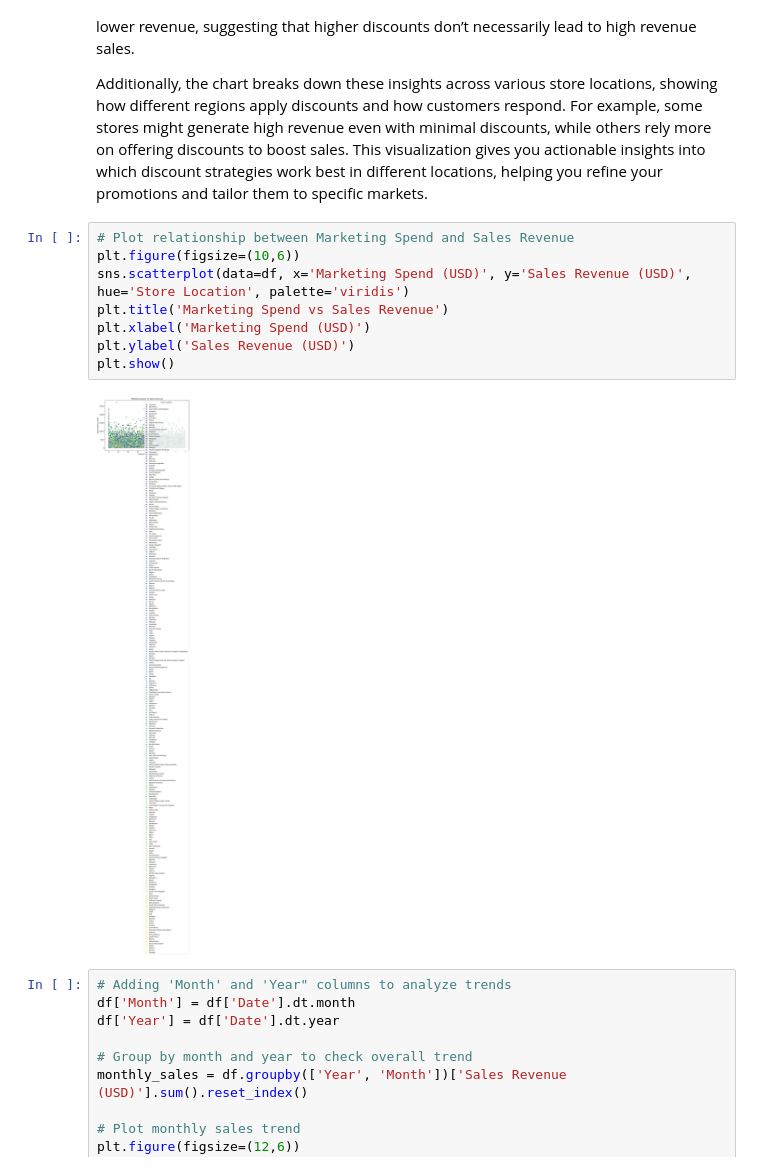
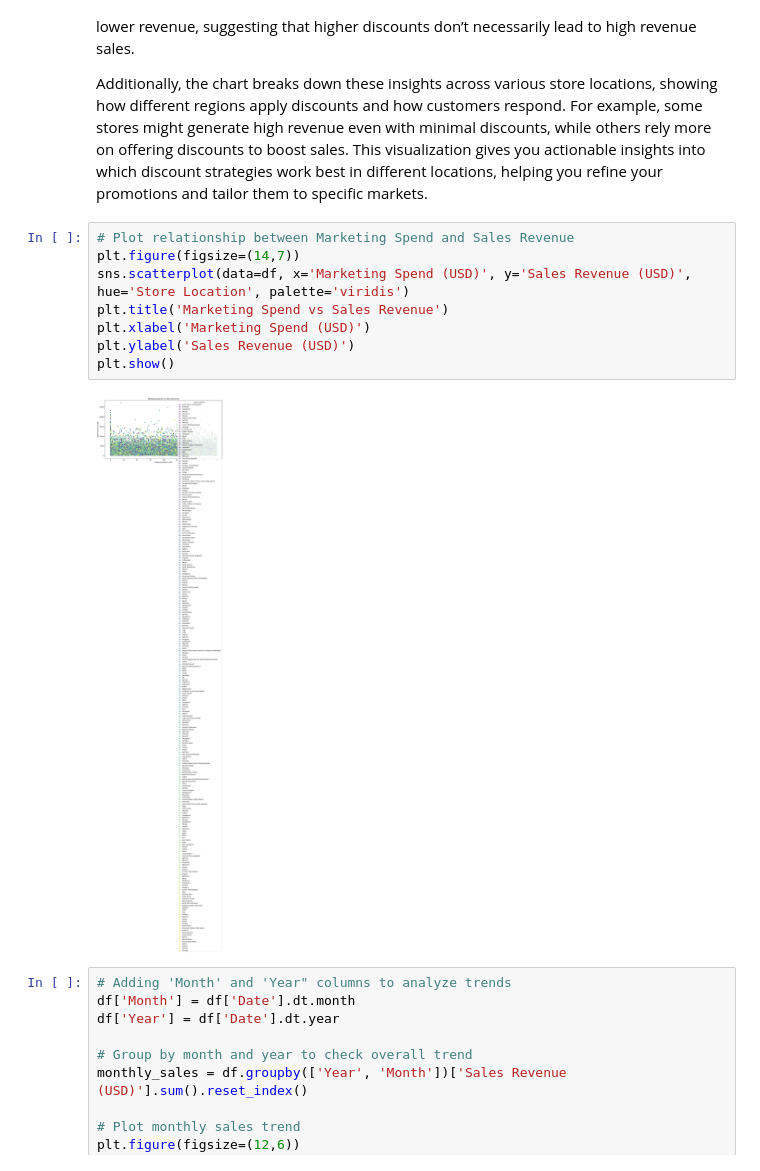
Before and after one commit to CarlitoCrankie/Brainwave_Matrix_Intern, a Jupyter notebook: TASK1/Sales_analysis.ipynb, the cells around one changed output. Cells and saved outputs as stored; diff of their text form.

```diff
--- a/TASK1/Sales_analysis.ipynb
+++ b/TASK1/Sales_analysis.ipynb
@@ -105,14 +105,14 @@ The above plot offers an in-depth look at how discount strategies impact your sa
 Additionally, the chart breaks down these insights across various store locations, showing how different regions apply discounts and how customers respond. For example, some stores might generate high revenue even with minimal discounts, while others rely more on offering discounts to boost sales. This visualization gives you actionable insights into which discount strategies work best in different locations, helping you refine your promotions and tailor them to specific markets.
 # %%
 # Plot relationship between Marketing Spend and Sales Revenue
-plt.figure(figsize=(10,6))
+plt.figure(figsize=(14,7))
 sns.scatterplot(data=df, x='Marketing Spend (USD)', y='Sales Revenue (USD)', hue='Store Location', palette='viridis')
 plt.title('Marketing Spend vs Sales Revenue')
 plt.xlabel('Marketing Spend (USD)')
 plt.ylabel('Sales Revenue (USD)')
 plt.show()
 # %% [output]
-[figure, old version]
+[figure, new version]
 # %%
 # Adding 'Month' and 'Year" columns to analyze trends
 df['Month'] = df['Date'].dt.month
```
Also changed, not shown: parts of 14 cells of this notebook, 1 other file.
